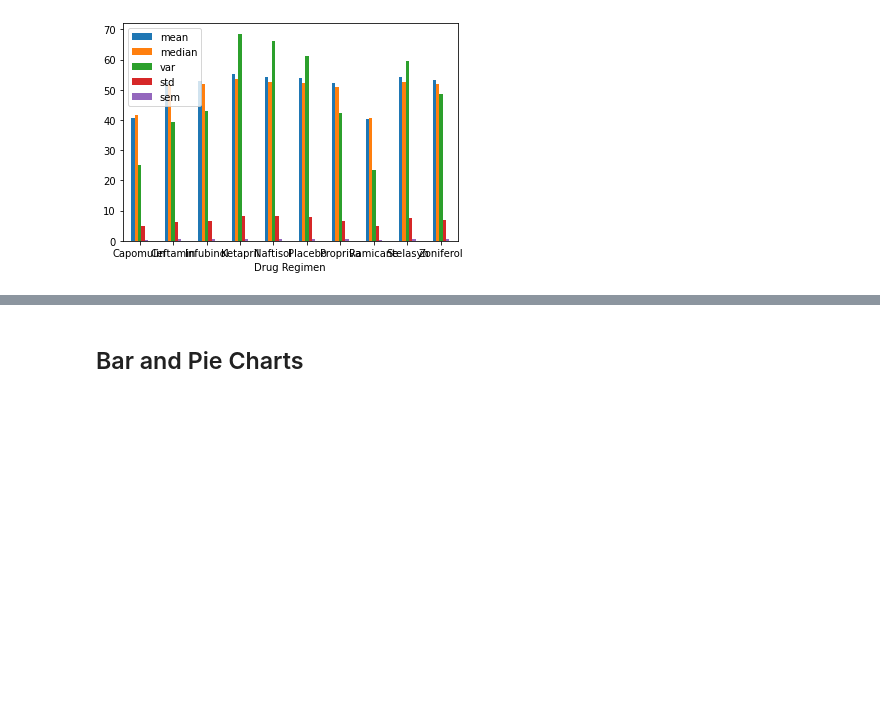
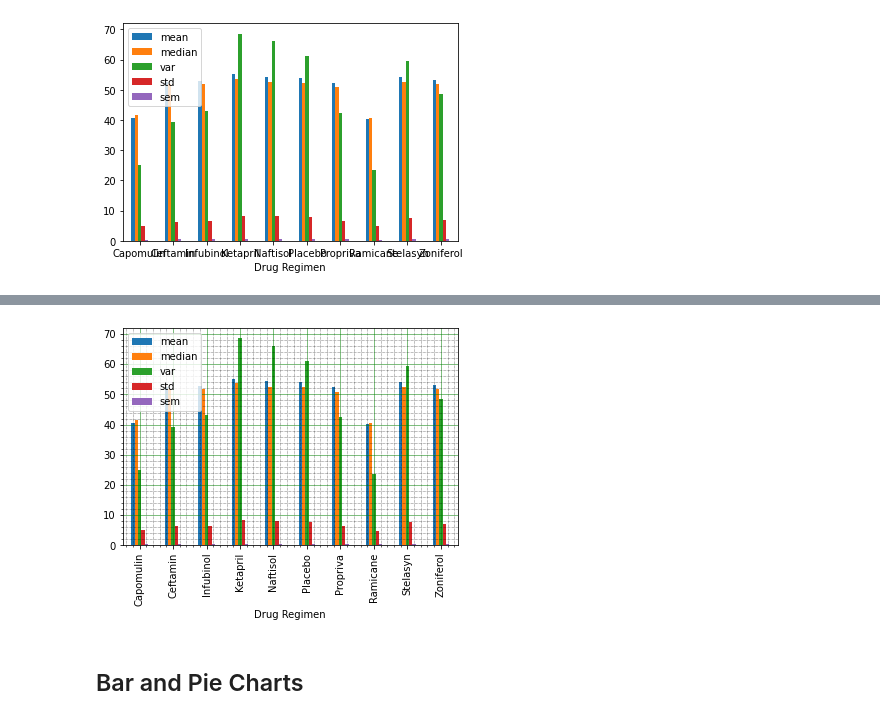
Before and after one commit to Yazz-01/Matplotlib_Pharma_Challenge, a Jupyter notebook: main_pharma.ipynb, the cells around one changed output, grey strips where cells are left out. Drawn from its saved outputs; the diff is of its cells as text; code cells hidden in the pictures; blank space fills up the shorter version.

```diff
--- a/main_pharma.ipynb
+++ b/main_pharma.ipynb
@@ -137,3 +140,16 @@ plot_stats_tumor = stats_tumor.plot.bar(rot=0)
+# %%
+# Generate a bar plot using Matplotlib's pyplot that shows the total number of measurements taken for each
+#treatment regimen throughout the course of the study.
+
+stats_tumor.plot(kind='bar')
+# Turn on the grid
+plt.minorticks_on()
+plt.grid(which='major', linestyle='-', linewidth='0.5', color='green')
+plt.grid(which='minor', linestyle=':', linewidth='0.5', color='black')
+
+plt.show()
+# %% [output]
+[figure, added]
 # %% [markdown]
 ## Bar and Pie Charts
 # %%
```
Also changed, not shown: parts of 7 cells of this notebook.
